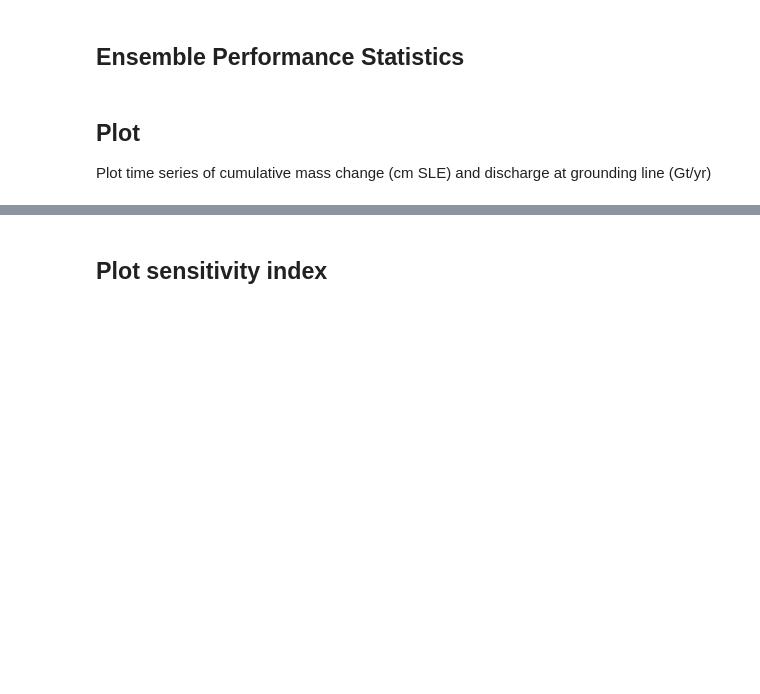
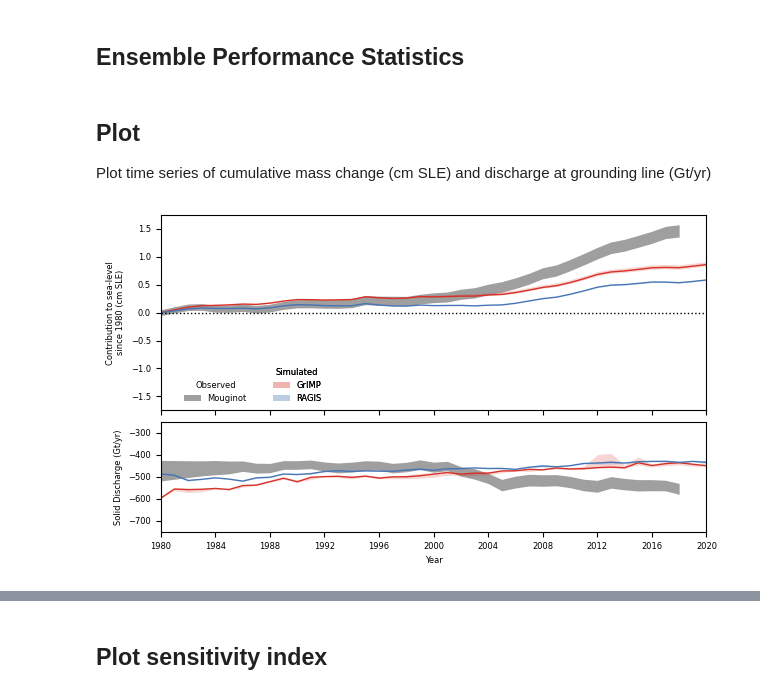
Before and after one commit to pism/pism-ragis, a Jupyter notebook: notebooks/analyze_ensembles.ipynb, the cells around one changed output, grey strips where cells are left out. Drawn from its saved outputs; the diff is of its cells as text; code cells hidden in the pictures; blank space fills up the shorter version.

```diff
--- a/notebooks/analyze_ensembles.ipynb
+++ b/notebooks/analyze_ensembles.ipynb
@@ -21,7 +21,7 @@ from pismragis.stats import run_stats
 # Root directory
 data_dir = Path("/Users/andy/Google Drive/My Drive/Projects/RAGIS/data/pism")
 assert data_dir.exists()
-results_dir = "2023_10_tw_ocean_calving_analyis"
+results_dir = "2023_09_ctrl_analyis"
 o_dir = data_dir / results_dir
 o_dir.mkdir(exist_ok=True)
 fig_dir = o_dir / "figures"
@@ -100,6 +100,34 @@ exps = []
 #     "DEM": "RAGIS"
 # }
 # )
+
+exps.append({
+    "Experiment": "GrIMP",
+    "proj_dir": "2023_09_gimp_ctrl",
+    "scalar_dir": "scalar",
+    "scalar_processed_dir": "scalar_processed",
+    "spatial_dir": "spatial",
+    "spatial_processed_dir": "spatial_processed",
+    "lhs": "gris_ragis_ctrl",
+    "DEM": "GIMP",
+    "resolution": 1200
+}
+)
+
+
+
+exps.append({
+    "Experiment": "RAGIS",
+    "proj_dir": "2023_09_ragis_ctrl",
+    "scalar_dir": "scalar",
+    "scalar_processed_dir": "scalar_processed",
+    "spatial_dir": "spatial",
+    "spatial_processed_dir": "spatial_processed",
+    "lhs": "gris_ragis_ctrl",
+    "DEM": "RAGIS",
+    "resolution": 1200
+}
+)
 
 exps.append({
     "Experiment": "GrIMP",
@@ -166,9 +229,0 @@ def select_time_slice(ds,
-# %%
-for exp in exps:
-    print(f"""Processing {exp["Experiment"]}""")
-    print("================================================\n")
-    s_dir = data_dir / exp["proj_dir"] / exp["spatial_dir"]
-    spatial_files = sorted(s_dir.glob(f"""ex_gris_g{exp["resolution"]}m_*{exp["DEM"]}_id_*_1980-1-1_2020-1-1.nc"""))
-    ds = xr.open_mfdataset(spatial_files, preprocess=select_time_slice, combine="nested", concat_dim="id", chunks={"id": -1}, parallel=True)
-#     %time ds_v = ds[spatial_vars].mean(dim="time")
-#     %time ensmedian = ds_v.quantile(50, "id")
@@ -259,31 +326,35 @@ for k, exp in enumerate(plot_experiments):
 if len(sims_cis) < 4:
     ncols = 1
 else:
     ncols = 2
 legend_sims = axs[0].legend(handles=sims_cis, loc="lower center", bbox_to_anchor=[0.25, .0],
                            title=f"Simulated", ncols=ncols)
 legend_sims.get_frame().set_linewidth(0.0)
 legend_sims.get_frame().set_alpha(0.0)
 axs[0].add_artist(legend_sims)
 
 
 
 
 fig.set_facecolor(bg_color)
 for ax in axs:
     ax.set_facecolor(bg_color)
 fig.set_facecolor(bg_color)
 
 axs[0].axhline(0, color="k", ls="dotted", lw=1.0)
 axs[0].set_xlabel("")
 axs[0].set_ylabel("Contribution to sea-level\nsince 1980 (cm SLE)")
 axs[-1].set_xlabel("Year")
 axs[1].set_ylabel("Solid Discharge (Gt/yr)")
 axs[0].set_xlim(pd.to_datetime("1980-1-1"), pd.to_datetime("2020-1-1"))
 axs[0].set_ylim(-1.75, 1.75)
 axs[1].set_ylim(-750, -250)
 
 # fig.tight_layout()
 fig.savefig(fig_dir / "ragis-comp_scalar_1980-2020.pdf")
+plt.rc('font', size=6)
+plt.style.use("tableau-colorblind10")
 fig.savefig(fig_dir / "ragis-comp_scalar_1980-2020.png", dpi=600)
+# %% [output]
+[figure, added]
 # %%
```
Also changed, not shown: parts of 12 cells of this notebook.
